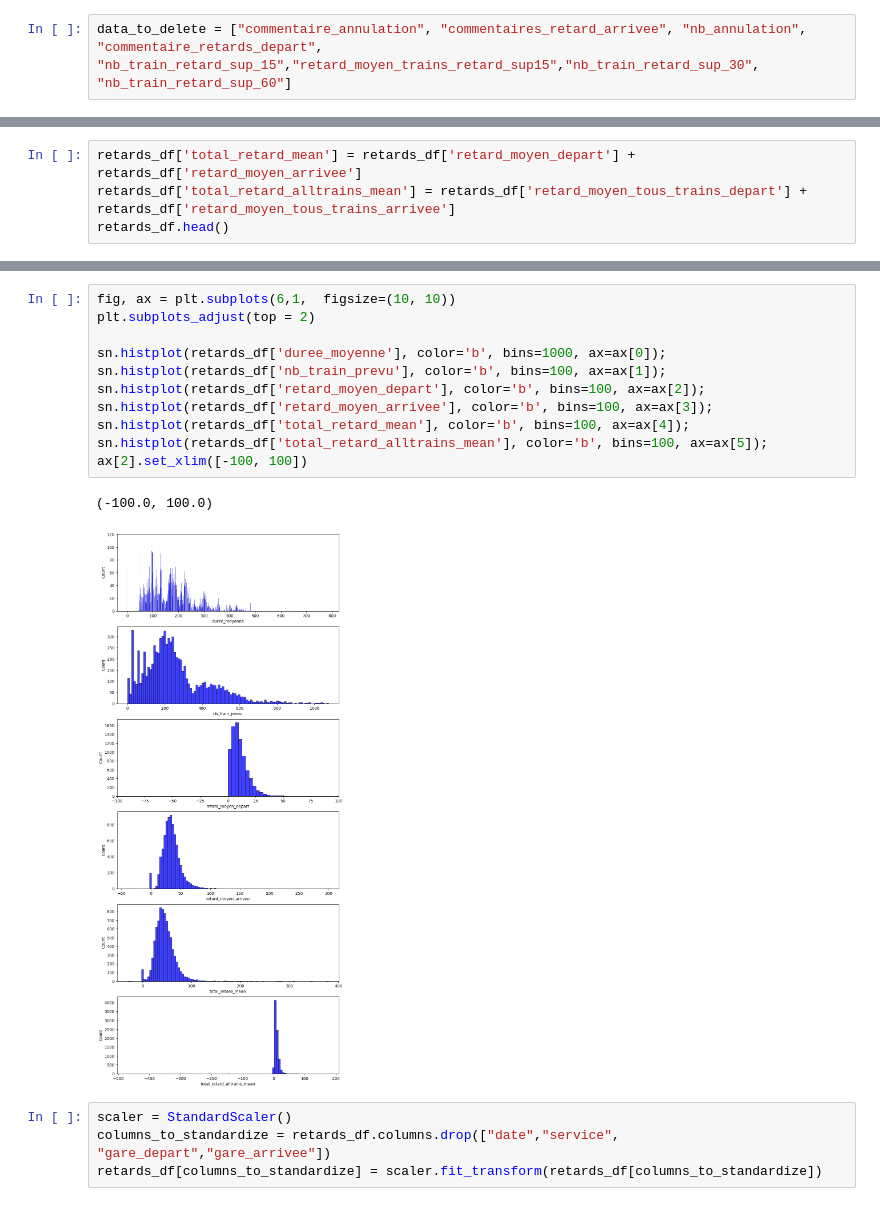
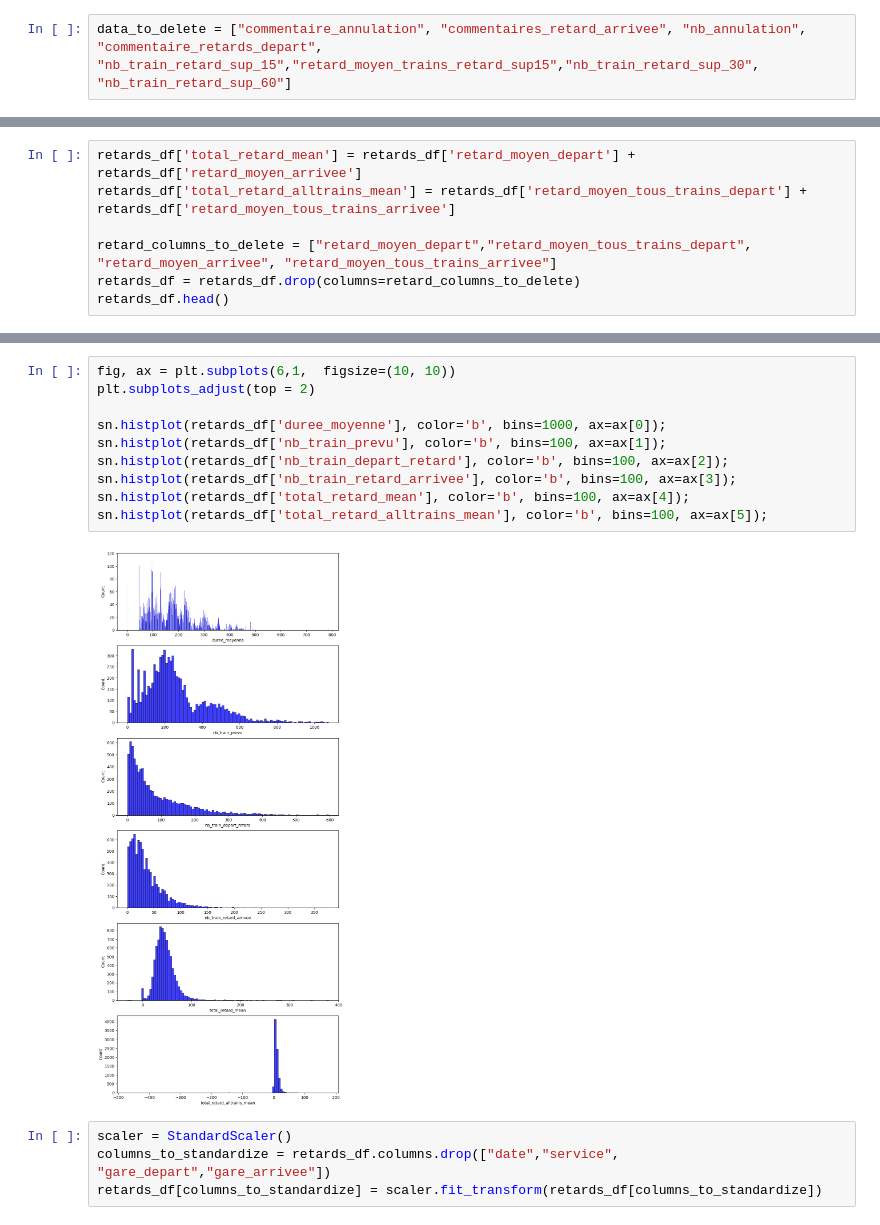
Before and after one commit to Lucasvitoriano25/PredDelay_TGVTrains, a Jupyter notebook: main.ipynb, the cells around one changed output, grey strips where cells are left out. Saved outputs shown, nothing was run; the diff lists cells and outputs as text.

```diff
--- a/main.ipynb
+++ b/main.ipynb
@@ -104,6 +99,9 @@ retards_df.head()
 # %%
 retards_df['total_retard_mean'] = retards_df['retard_moyen_depart'] + retards_df['retard_moyen_arrivee']
 retards_df['total_retard_alltrains_mean'] = retards_df['retard_moyen_tous_trains_depart'] + retards_df['retard_moyen_tous_trains_arrivee']
+
+retard_columns_to_delete = ["retard_moyen_depart","retard_moyen_tous_trains_depart", "retard_moyen_arrivee", "retard_moyen_tous_trains_arrivee"]
+retards_df = retards_df.drop(columns=retard_columns_to_delete)
 retards_df.head()
 # %% [output]
 |  | date | service | gare_depart | gare_arrivee | duree_moyenne | nb_train_prevu | nb_train_depart_retard | ... |
@@ -126,17 +124,15 @@ plt.show()
 # %%
 fig, ax = plt.subplots(6,1,  figsize=(10, 10))
 plt.subplots_adjust(top = 2)
 
 sn.histplot(retards_df['duree_moyenne'], color='b', bins=1000, ax=ax[0]);
 sn.histplot(retards_df['nb_train_prevu'], color='b', bins=100, ax=ax[1]);
-sn.histplot(retards_df['retard_moyen_depart'], color='b', bins=100, ax=ax[2]);
-sn.histplot(retards_df['retard_moyen_arrivee'], color='b', bins=100, ax=ax[3]);
+sn.histplot(retards_df['nb_train_depart_retard'], color='b', bins=100, ax=ax[2]);
+sn.histplot(retards_df['nb_train_retard_arrivee'], color='b', bins=100, ax=ax[3]);
 sn.histplot(retards_df['total_retard_mean'], color='b', bins=100, ax=ax[4]);
 sn.histplot(retards_df['total_retard_alltrains_mean'], color='b', bins=100, ax=ax[5]);
-ax[2].set_xlim([-100, 100])
 # %% [output]
-(-100.0, 100.0)
-[figure, old version]
+[figure, new version]
 # %%
 scaler = StandardScaler()
 columns_to_standardize = retards_df.columns.drop(["date","service", "gare_depart","gare_arrivee"])
```
Also changed, not shown: parts of 20 cells of this notebook.
